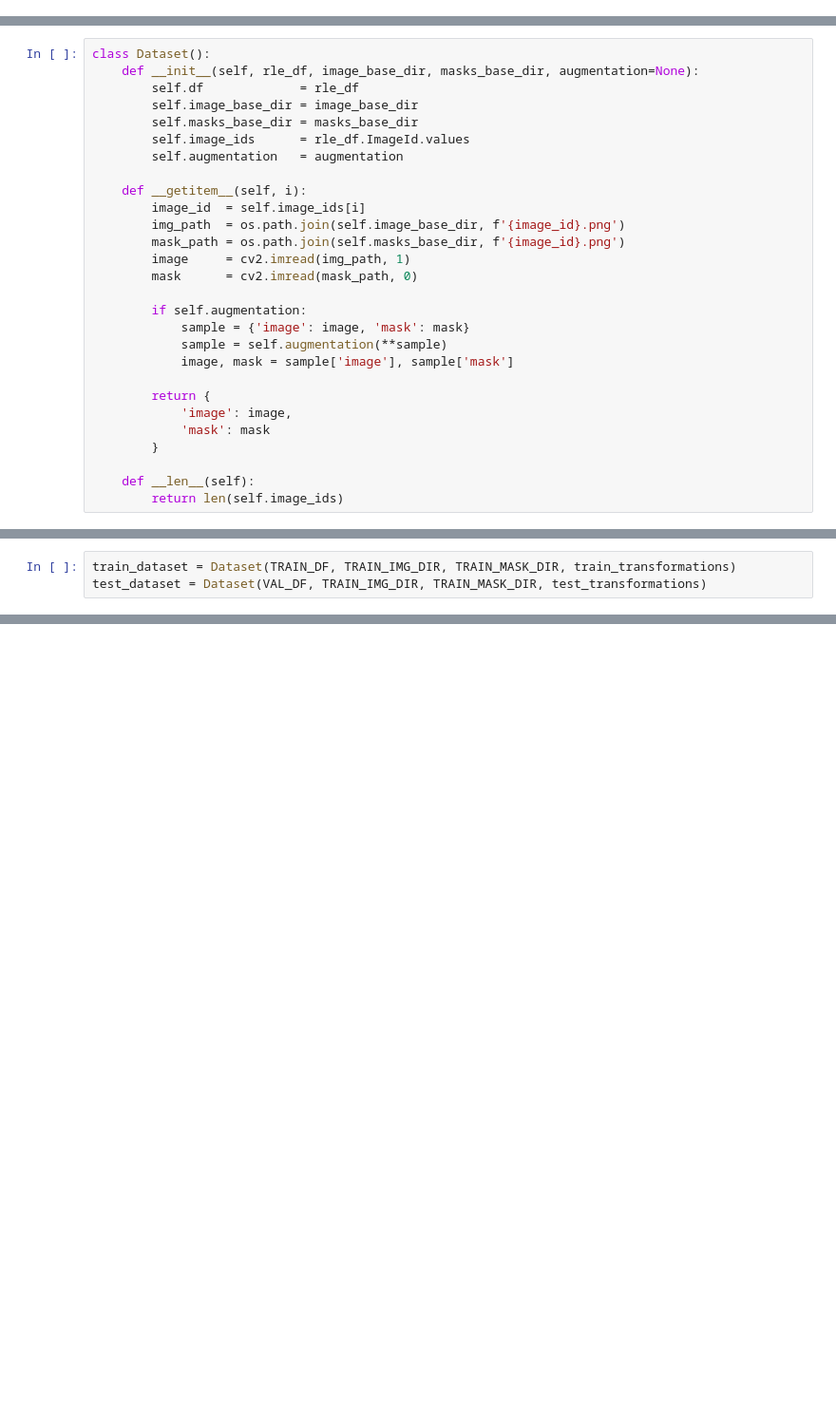
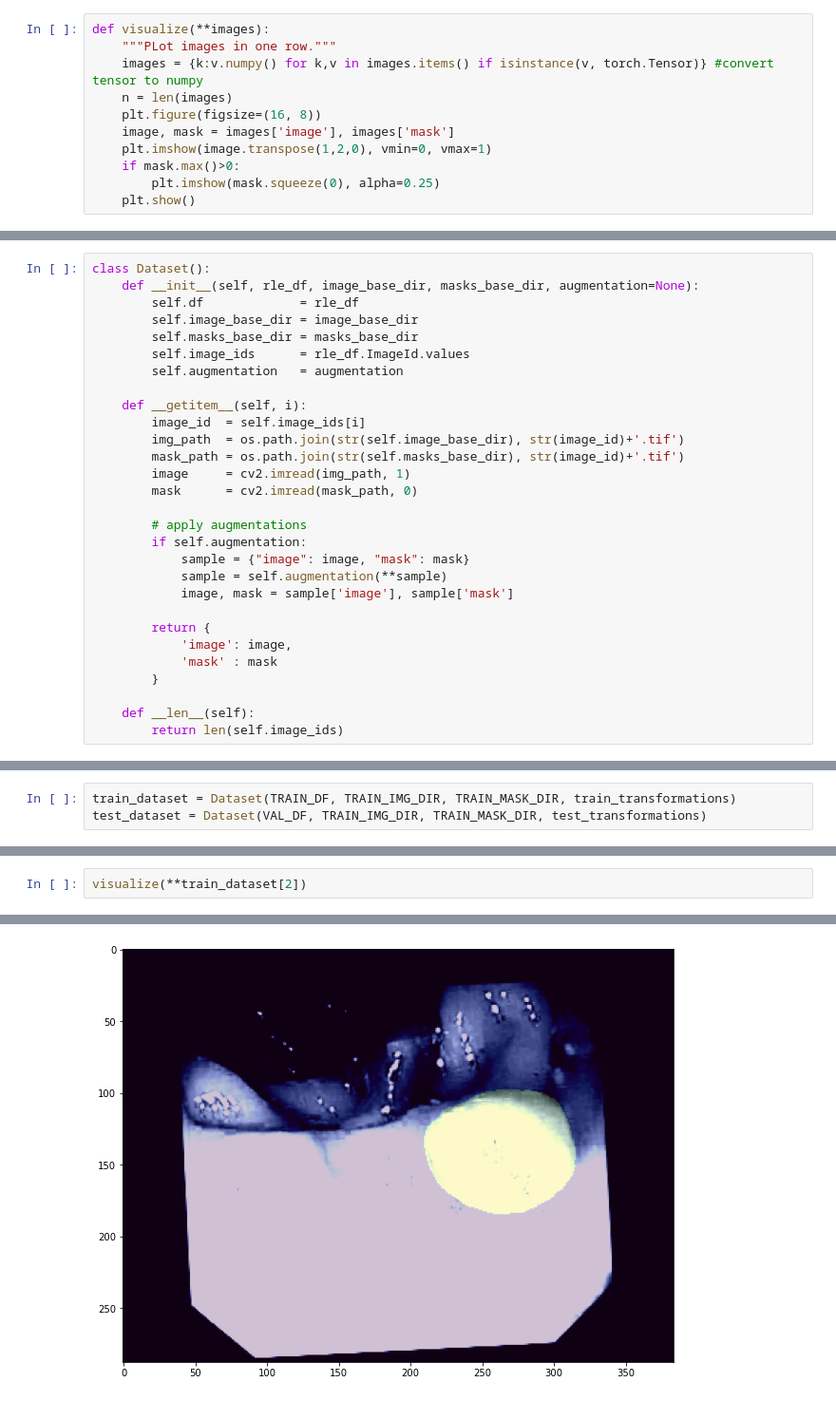
Before and after one commit to Avalaxy/Colorectal-polyp-segmentation, a Jupyter notebook: U-Net.ipynb, the cells around one changed output, grey strips where cells are left out. Shown: that part at 95% size. Saved outputs shown, nothing was run; the diff lists cells and outputs as text; blank space fills up the shorter version.

Commit message:
Create datasets and visualize

```diff
--- a/U-Net.ipynb
+++ b/U-Net.ipynb
@@ -57,6 +57,17 @@ def rle(binary_mask):
     counts.append(running_length)
 
     return rle
+# %%
+def visualize(**images):
+    """PLot images in one row."""
+    images = {k:v.numpy() for k,v in images.items() if isinstance(v, torch.Tensor)} #convert tensor to numpy
+    n = len(images)
+    plt.figure(figsize=(16, 8))
+    image, mask = images['image'], images['mask']
+    plt.imshow(image.transpose(1,2,0), vmin=0, vmax=1)
+    if mask.max()>0:
+        plt.imshow(mask.squeeze(0), alpha=0.25)
+    plt.show()
 # %%
 data = {}
 image_ids = []
@@ -107,19 +118,20 @@ class Dataset():
 
     def __getitem__(self, i):
         image_id  = self.image_ids[i]
-        img_path  = os.path.join(self.image_base_dir, f'{image_id}.png')
-        mask_path = os.path.join(self.masks_base_dir, f'{image_id}.png')
+        img_path  = os.path.join(str(self.image_base_dir), str(image_id)+'.tif')
+        mask_path = os.path.join(str(self.masks_base_dir), str(image_id)+'.tif')
         image     = cv2.imread(img_path, 1)
         mask      = cv2.imread(mask_path, 0)
 
+        # apply augmentations
         if self.augmentation:
-            sample = {'image': image, 'mask': mask}
+            sample = {"image": image, "mask": mask}
             sample = self.augmentation(**sample)
             image, mask = sample['image'], sample['mask']
 
         return {
             'image': image,
-            'mask': mask
+            'mask' : mask
         }
 
     def __len__(self):
@@ -141,0 +159,3 @@ test_dataset = Dataset(VAL_DF, TRAIN_IMG_DIR, TRAIN_MASK_DIR, test_transformatio
+# %%
+visualize(**train_dataset[2])
+# %% [output]
@@ -141,0 +163 @@ test_dataset = Dataset(VAL_DF, TRAIN_IMG_DIR, TRAIN_MASK_DIR, test_transformatio
+[figure, added]
```
Also changed, not shown: parts of 2 cells of this notebook.
